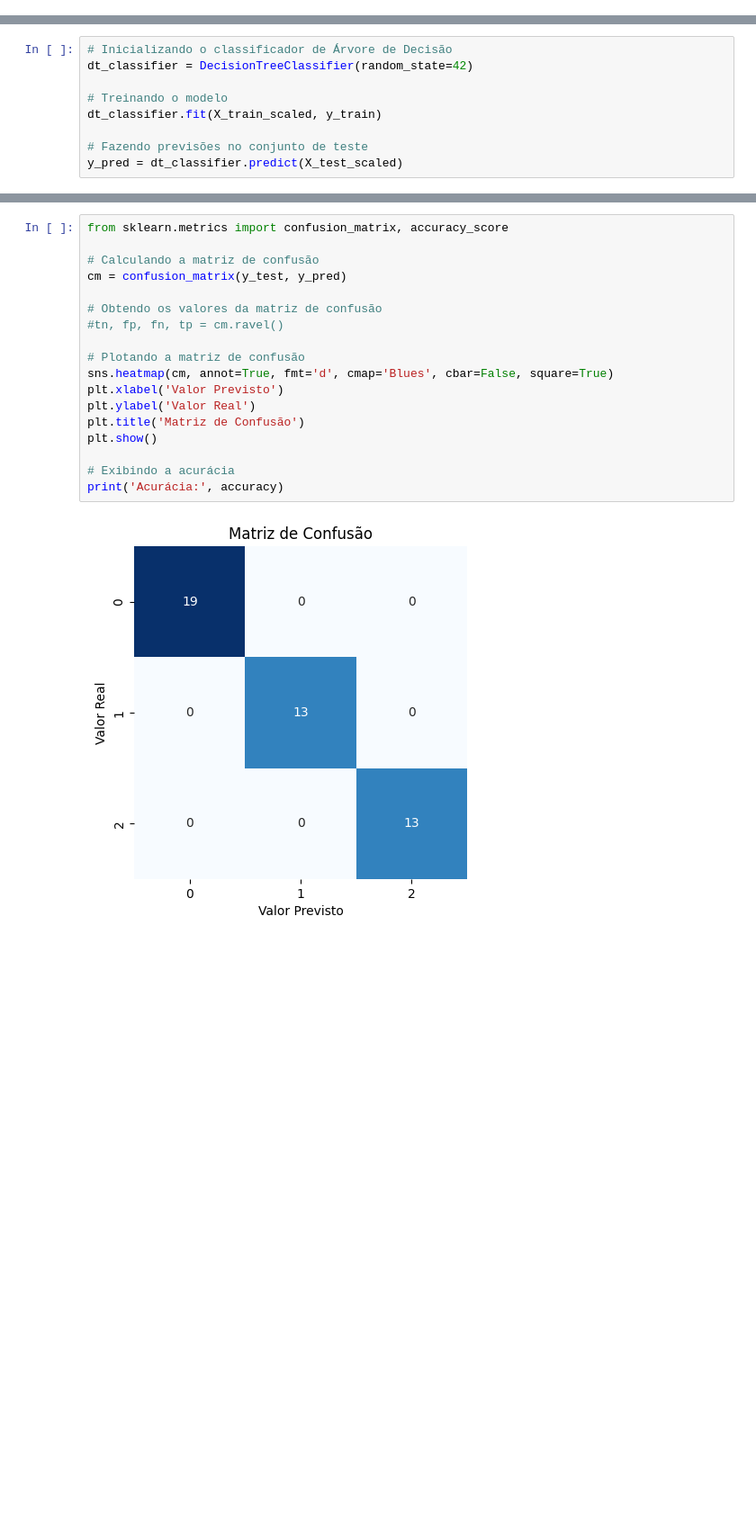
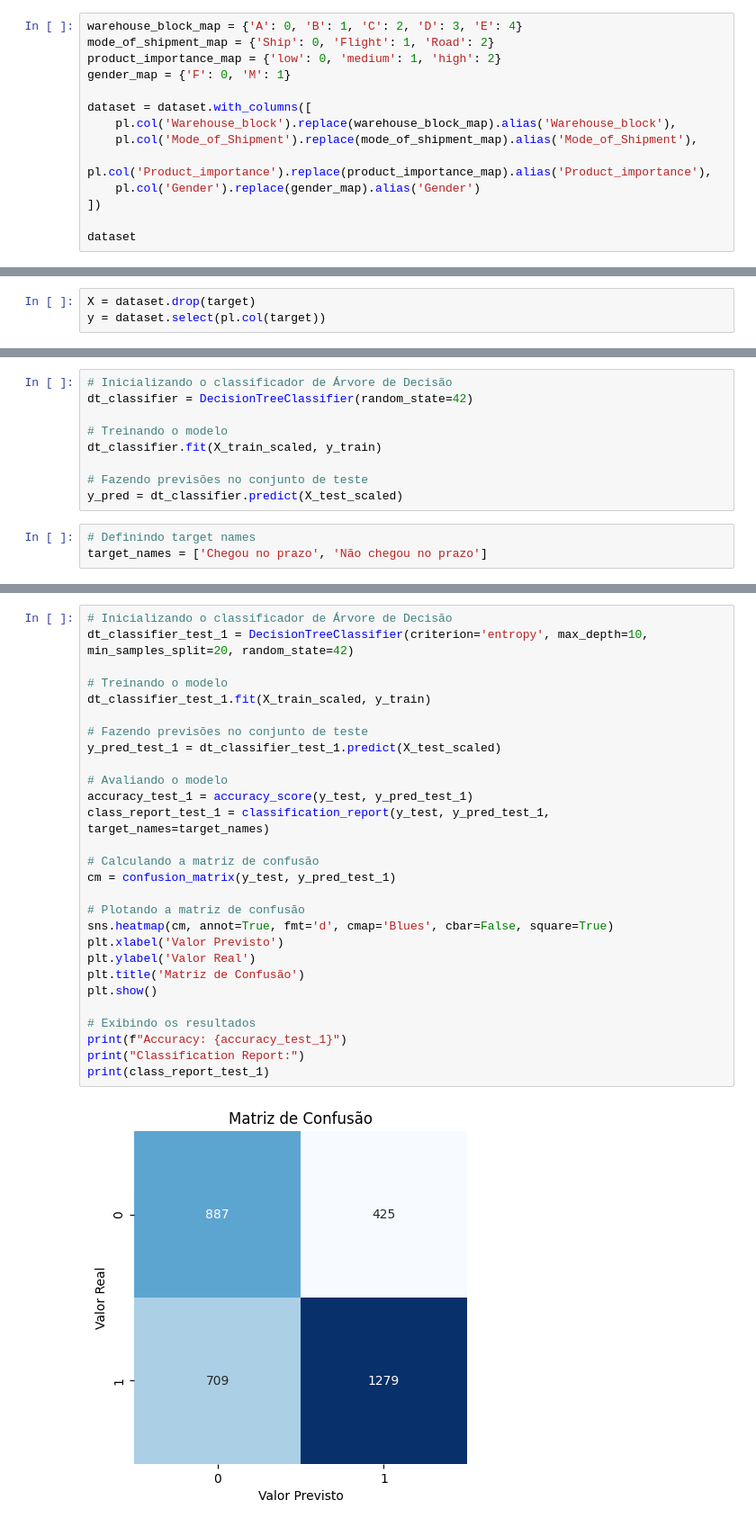
Before and after one commit to Gabriel-Paes/ml-classification, a Jupyter notebook: decision_tree.ipynb, the cells around one changed output, grey strips where cells are left out. Shown at 90% size. Drawn from its saved outputs; the diff is of its cells as text; blank space fills up the shorter version.

```diff
--- a/decision_tree.ipynb
+++ b/decision_tree.ipynb
@@ -18,0 +115,14 @@ y = iris.target
+# %%
+warehouse_block_map = {'A': 0, 'B': 1, 'C': 2, 'D': 3, 'E': 4}
+mode_of_shipment_map = {'Ship': 0, 'Flight': 1, 'Road': 2}
+product_importance_map = {'low': 0, 'medium': 1, 'high': 2}
+gender_map = {'F': 0, 'M': 1}
+
+dataset = dataset.with_columns([
+    pl.col('Warehouse_block').replace(warehouse_block_map).alias('Warehouse_block'),
+    pl.col('Mode_of_Shipment').replace(mode_of_shipment_map).alias('Mode_of_Shipment'),
+    pl.col('Product_importance').replace(product_importance_map).alias('Product_importance'),
+    pl.col('Gender').replace(gender_map).alias('Gender')
+])
+
+dataset
@@ -19,3 +149,6 @@ y = iris.target
+# %%
+X = dataset.drop(target)
+y = dataset.select(pl.col(target))
 # %%
 # Dividindo os dados em conjunto de treinamento e conjunto de teste
 X_train, X_test, y_train, y_test = train_test_split(X, y, test_size=0.3, random_state=42)
@@ -33,6 +165,9 @@ dt_classifier.fit(X_train_scaled, y_train)
 
 # Fazendo previsões no conjunto de teste
 y_pred = dt_classifier.predict(X_test_scaled)
+# %%
+# Definindo target names
+target_names = ['Chegou no prazo', 'Não chegou no prazo']
 # %%
 # Avaliando o modelo
 accuracy = accuracy_score(y_test, y_pred)
@@ -79,20 +281,30 @@ for feature_index in range(X_train_scaled.shape[1]):
 # %%
-from sklearn.metrics import confusion_matrix, accuracy_score
+# Inicializando o classificador de Árvore de Decisão
+dt_classifier_test_1 = DecisionTreeClassifier(criterion='entropy', max_depth=10, min_samples_split=20, random_state=42)
+
+# Treinando o modelo
+dt_classifier_test_1.fit(X_train_scaled, y_train)
+
+# Fazendo previsões no conjunto de teste
+y_pred_test_1 = dt_classifier_test_1.predict(X_test_scaled)
+
+# Avaliando o modelo
+accuracy_test_1 = accuracy_score(y_test, y_pred_test_1)
+class_report_test_1 = classification_report(y_test, y_pred_test_1, target_names=target_names)
 
 # Calculando a matriz de confusão
-cm = confusion_matrix(y_test, y_pred)
-
-# Obtendo os valores da matriz de confusão
-#tn, fp, fn, tp = cm.ravel()
+cm = confusion_matrix(y_test, y_pred_test_1)
 
 # Plotando a matriz de confusão
 sns.heatmap(cm, annot=True, fmt='d', cmap='Blues', cbar=False, square=True)
 plt.xlabel('Valor Previsto')
 plt.ylabel('Valor Real')
 plt.title('Matriz de Confusão')
 plt.show()
 
-# Exibindo a acurácia
-print('Acurácia:', accuracy)
+# Exibindo os resultados
+print(f"Accuracy: {accuracy_test_1}")
+print("Classification Report:")
+print(class_report_test_1)
 # %% [output]
-[figure, old version]
+[figure, new version]
```
Also changed, not shown: parts of 28 cells of this notebook.
